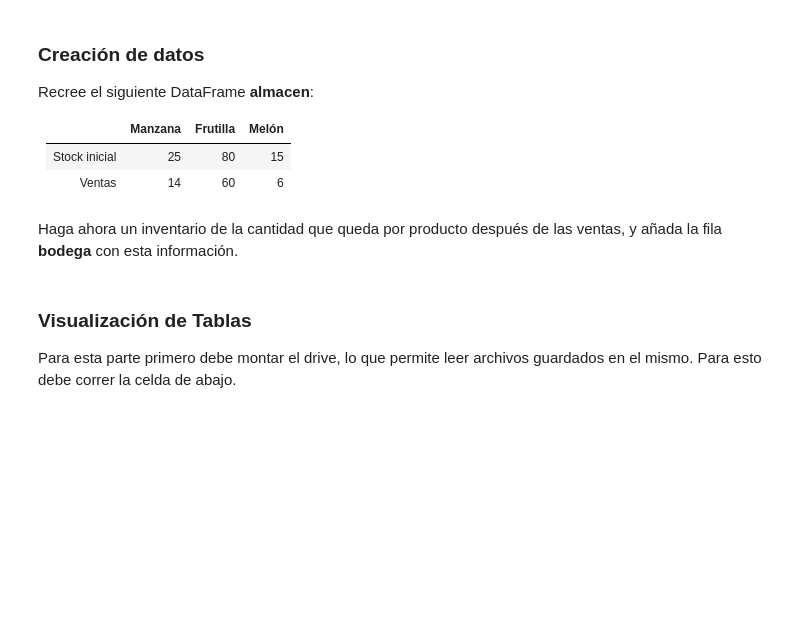
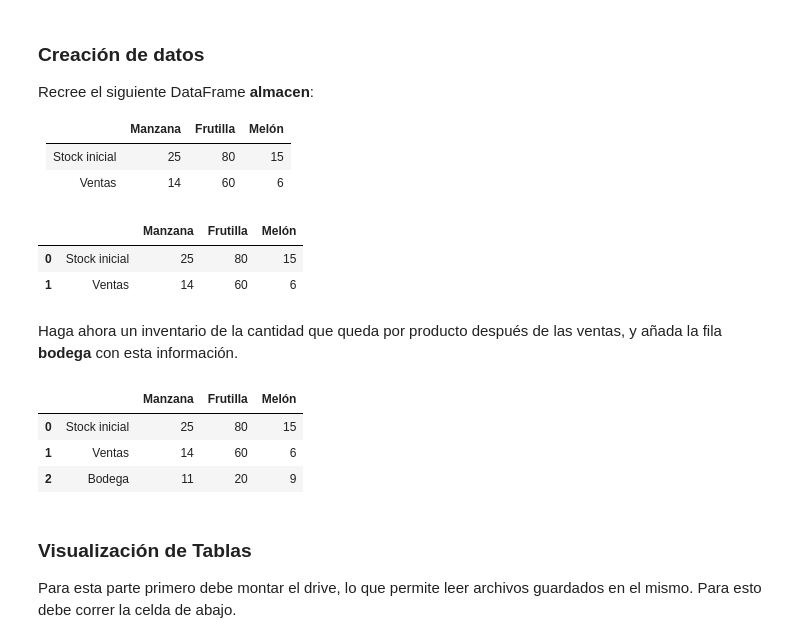
Before and after one commit to Cristobal-Gomez/Tarea-1, a Jupyter notebook: Tarea_1.ipynb, the cells around one changed output. Drawn from its saved outputs; the diff is of its cells as text; code cells hidden in the pictures; blank space fills up the shorter version.

```diff
--- a/Tarea_1.ipynb
+++ b/Tarea_1.ipynb
@@ -165,8 +151,46 @@ Recree el siguiente DataFrame **almacen**:
 |--------|---------|----------|-------|
 | Stock inicial  | 25      | 80       | 15    |
 | Ventas | 14      | 60       | 6     |
+# %%
+diccionario = {
+    "" :["Stock inicial", "Ventas"],
+    "Manzana" : [25, 14],
+    "Frutilla" : [80, 60],
+    "Melón" : [15, 6]
+}
+
+almacen = pd.DataFrame(diccionario)
+almacen
+# %% [output]
+|  |  | Manzana | Frutilla | Melón |
+| 0 | Stock inicial | 25 | 80 | 15 |
+| 1 | Ventas | 14 | 60 | 6 |
 # %% [markdown]
 Haga ahora un inventario de la cantidad que queda por producto después de las ventas, y añada la fila **bodega** con esta información.
+# %%
+# Intenté durante mucho rato hacer la fila "Bodega" de forma un poco autamatizada
+# por ejemplo, que se restasen de alguna forma las columnas de stock inicial y ventas
+# pero me compliqué al intentar hacerlo.
+
+nueva_fila = pd.Series([
+    "Bodega",
+    almacen.iloc[0,1] - almacen.iloc[1,1],
+    almacen.iloc[0,2] - almacen.iloc[1,2],
+    almacen.iloc[0,3] - almacen.iloc[1,3]],
+    index=["", "Manzana", "Frutilla", "Melón"])
+
+almacen = pd.concat([almacen, nueva_fila.to_frame().T], ignore_index=True)
+
+almacen
+
+# Despues de borrar mi código muchas veces noté que estaba usando de referencia
+# una guia de pandas antigua, por lo que "append" si era válido en esa versión antigua
+# y actualmente ya no sirve, por lo que solo tuve que cambiar el append a un concat
+# %% [output]
+|  |  | Manzana | Frutilla | Melón |
+| 0 | Stock inicial | 25 | 80 | 15 |
+| 1 | Ventas | 14 | 60 | 6 |
+| 2 | Bodega | 11 | 20 | 9 |
 # %% [markdown]
 ### Visualización de Tablas
 Para esta parte primero debe montar el drive, lo que permite leer archivos guardados en el mismo. Para esto debe correr la celda de abajo.
```
Also changed, not shown: parts of 4 cells of this notebook.
